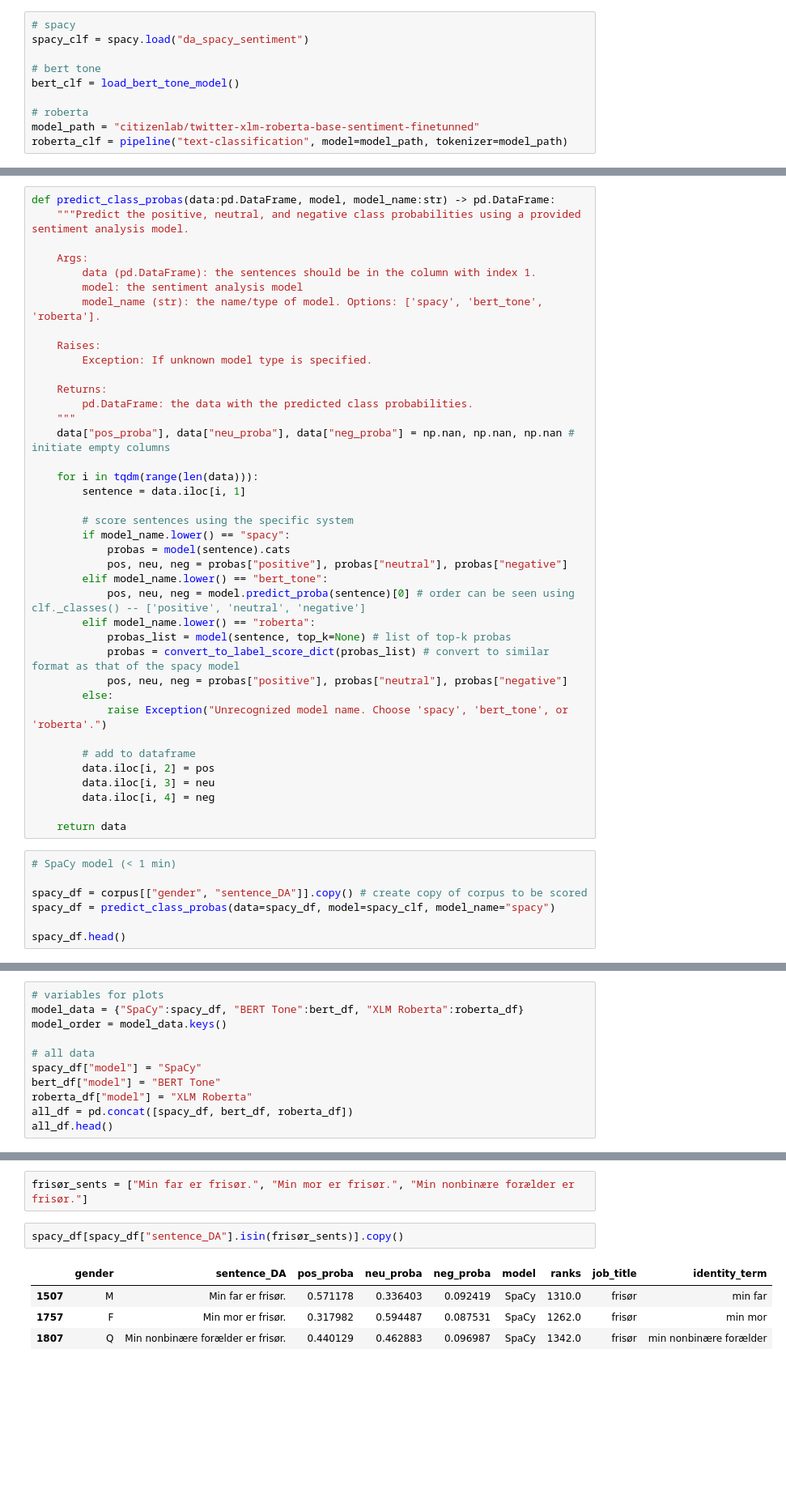
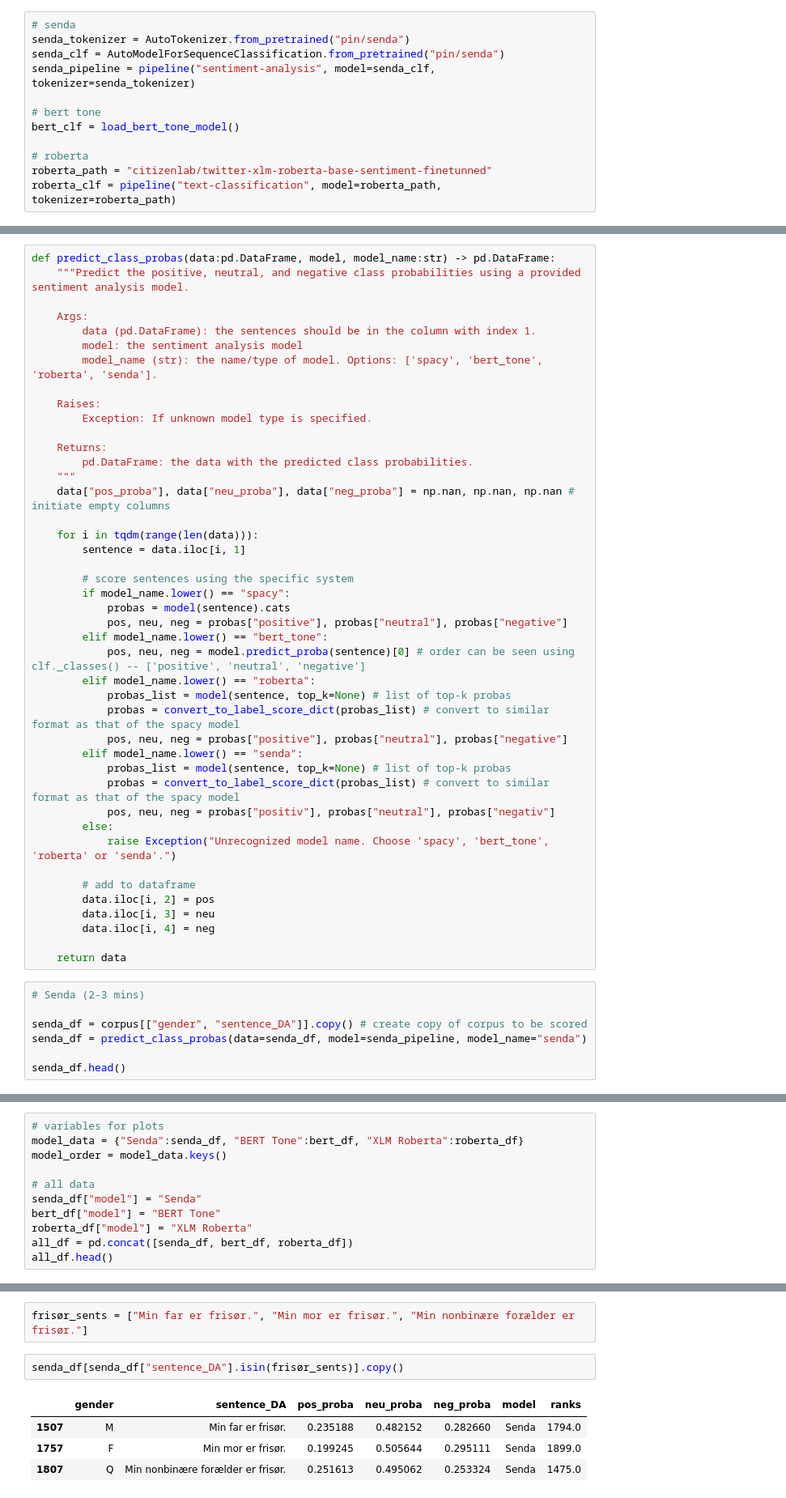
Before and after one commit to MajaMittag/gender-bias_da, a Jupyter notebook: sentiment/occupational_bias_in_sentiment_models_FINAL.ipynb, the cells around one changed output, grey strips where cells are left out. Shown at 81% size. Drawn from its saved outputs; the diff is of its cells as text; blank space fills up the shorter version.

```diff
--- a/sentiment/occupational_bias_in_sentiment_models_FINAL.ipynb
+++ b/sentiment/occupational_bias_in_sentiment_models_FINAL.ipynb
@@ -81,13 +79,15 @@ def convert_to_label_score_dict(top_k_list:List[Dict[str,str]]) -> dict:
 # %% [markdown]
 ### Load models
 # %%
-# spacy
-spacy_clf = spacy.load("da_spacy_sentiment")
+# senda
+senda_tokenizer = AutoTokenizer.from_pretrained("pin/senda")
+senda_clf = AutoModelForSequenceClassification.from_pretrained("pin/senda")
+senda_pipeline = pipeline("sentiment-analysis", model=senda_clf, tokenizer=senda_tokenizer)
 
 # bert tone
 bert_clf = load_bert_tone_model()
 
 # roberta
-model_path = "citizenlab/twitter-xlm-roberta-base-sentiment-finetunned"
-roberta_clf = pipeline("text-classification", model=model_path, tokenizer=model_path)
+roberta_path = "citizenlab/twitter-xlm-roberta-base-sentiment-finetunned"
+roberta_clf = pipeline("text-classification", model=roberta_path, tokenizer=roberta_path)
 # %% [output]
@@ -121,7 +121,7 @@ def predict_class_probas(data:pd.DataFrame, model, model_name:str) -> pd.DataFra
     Args:
         data (pd.DataFrame): the sentences should be in the column with index 1.
         model: the sentiment analysis model
-        model_name (str): the name/type of model. Options: ['spacy', 'bert_tone', 'roberta'].
+        model_name (str): the name/type of model. Options: ['spacy', 'bert_tone', 'roberta', 'senda'].
 
     Raises:
         Exception: If unknown model type is specified.
@@ -144,8 +144,12 @@ def predict_class_probas(data:pd.DataFrame, model, model_name:str) -> pd.DataFra
             probas_list = model(sentence, top_k=None) # list of top-k probas
             probas = convert_to_label_score_dict(probas_list) # convert to similar format as that of the spacy model
             pos, neu, neg = probas["positive"], probas["neutral"], probas["negative"]
+        elif model_name.lower() == "senda":
+            probas_list = model(sentence, top_k=None) # list of top-k probas
+            probas = convert_to_label_score_dict(probas_list) # convert to similar format as that of the spacy model
+            pos, neu, neg = probas["positiv"], probas["neutral"], probas["negativ"]
         else:
-            raise Exception("Unrecognized model name. Choose 'spacy', 'bert_tone', or 'roberta'.")
+            raise Exception("Unrecognized model name. Choose 'spacy', 'bert_tone', 'roberta' or 'senda'.")
 
         # add to dataframe
         data.iloc[i, 2] = pos
@@ -154,11 +158,11 @@ def predict_class_probas(data:pd.DataFrame, model, model_name:str) -> pd.DataFra
 
     return data
 # %%
-# SpaCy model (< 1 min)
+# Senda (2-3 mins)
 
-spacy_df = corpus[["gender", "sentence_DA"]].copy() # create copy of corpus to be scored
-spacy_df = predict_class_probas(data=spacy_df, model=spacy_clf, model_name="spacy")
+senda_df = corpus[["gender", "sentence_DA"]].copy() # create copy of corpus to be scored
+senda_df = predict_class_probas(data=senda_df, model=senda_pipeline, model_name="senda")
 
-spacy_df.head()
+senda_df.head()
 # %% [output]
 |  | gender | sentence_DA | pos_proba | neu_proba | neg_proba |
@@ -390,14 +394,14 @@ def plot_multiple_dunn_results(data:pd.DataFrame, results:pd.DataFrame, dv:str,
     plt.show()
 # %%
 # variables for plots
-model_data = {"SpaCy":spacy_df, "BERT Tone":bert_df, "XLM Roberta":roberta_df}
+model_data = {"Senda":senda_df, "BERT Tone":bert_df, "XLM Roberta":roberta_df}
 model_order = model_data.keys()
 
 # all data
-spacy_df["model"] = "SpaCy"
+senda_df["model"] = "Senda"
 bert_df["model"] = "BERT Tone"
 roberta_df["model"] = "XLM Roberta"
-all_df = pd.concat([spacy_df, bert_df, roberta_df])
+all_df = pd.concat([senda_df, bert_df, roberta_df])
 all_df.head()
 # %% [output]
 |  | gender | sentence_DA | pos_proba | neu_proba | neg_proba | model |
@@ -831,12 +845,12 @@ SpaCy_F vs. SpaCy_Q: Custom statistical test, P_val:8.283e-03
 # %%
 frisør_sents = ["Min far er frisør.", "Min mor er frisør.", "Min nonbinære forælder er frisør."]
 # %%
-spacy_df[spacy_df["sentence_DA"].isin(frisør_sents)].copy()
+senda_df[senda_df["sentence_DA"].isin(frisør_sents)].copy()
 # %% [output]
-|  | gender | sentence_DA | pos_proba | neu_proba | neg_proba | model | ranks | job_title | identity_term |
-| 1507 | M | Min far er frisør. | 0.571178 | 0.336403 | 0.092419 | SpaCy | 1310.0 | frisør | min far |
-| 1757 | F | Min mor er frisør. | 0.317982 | 0.594487 | 0.087531 | SpaCy | 1262.0 | frisør | min mor |
-| 1807 | Q | Min nonbinære forælder er frisør. | 0.440129 | 0.462883 | 0.096987 | SpaCy | 1342.0 | frisør | min nonbinære forælder |
+|  | gender | sentence_DA | pos_proba | neu_proba | neg_proba | model | ranks |
+| 1507 | M | Min far er frisør. | 0.235188 | 0.482152 | 0.282660 | Senda | 1794.0 |
+| 1757 | F | Min mor er frisør. | 0.199245 | 0.505644 | 0.295111 | Senda | 1899.0 |
+| 1807 | Q | Min nonbinære forælder er frisør. | 0.251613 | 0.495062 | 0.253324 | Senda | 1475.0 |
 # %%
 bert_df[bert_df["sentence_DA"].isin(frisør_sents)].copy()
 # %% [output]
```
Also changed, not shown: parts of 32 cells of this notebook.
